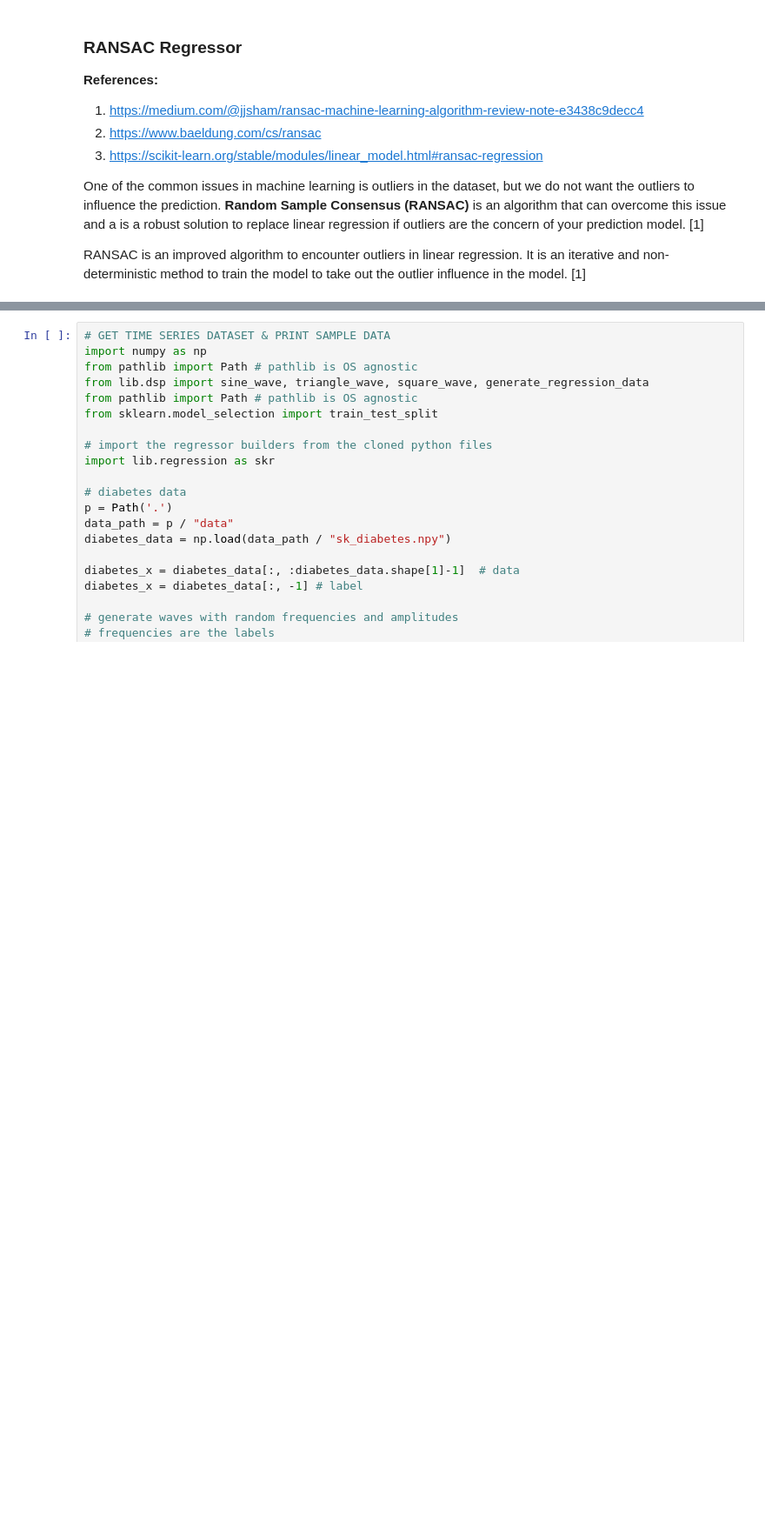
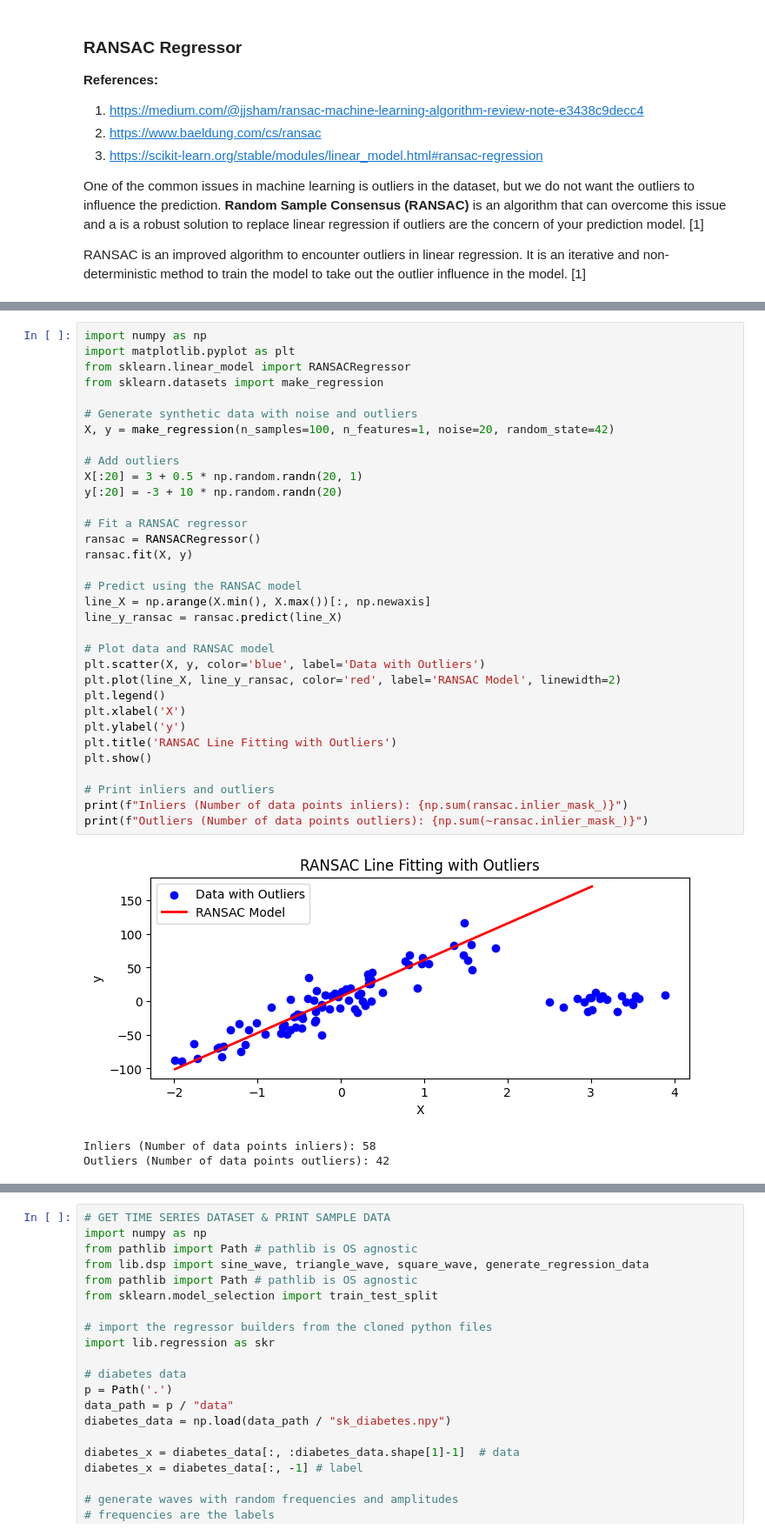
Before and after one commit to wsonguga/SensorAI, a Jupyter notebook: tutorials/tutorial_regression.ipynb, the cells around one changed output, grey strips where cells are left out. Shown at 87% size. Cells and saved outputs as stored; diff of their text form; blank space fills up the shorter version.

```diff
--- a/tutorials/tutorial_regression.ipynb
+++ b/tutorials/tutorial_regression.ipynb
@@ -1416,3 +1501,40 @@ RANSAC is an improved algorithm to encounter outliers in linear regression. It i
+# %%
+import numpy as np
+import matplotlib.pyplot as plt
+from sklearn.linear_model import RANSACRegressor
+from sklearn.datasets import make_regression
+
+# Generate synthetic data with noise and outliers
+X, y = make_regression(n_samples=100, n_features=1, noise=20, random_state=42)
+
+# Add outliers
+X[:20] = 3 + 0.5 * np.random.randn(20, 1)
+y[:20] = -3 + 10 * np.random.randn(20)
+
+# Fit a RANSAC regressor
+ransac = RANSACRegressor()
+ransac.fit(X, y)
+
+# Predict using the RANSAC model
+line_X = np.arange(X.min(), X.max())[:, np.newaxis]
+line_y_ransac = ransac.predict(line_X)
+
+# Plot data and RANSAC model
+plt.scatter(X, y, color='blue', label='Data with Outliers')
+plt.plot(line_X, line_y_ransac, color='red', label='RANSAC Model', linewidth=2)
+plt.legend()
+plt.xlabel('X')
+plt.ylabel('y')
+plt.title('RANSAC Line Fitting with Outliers')
+plt.show()
+
+# Print inliers and outliers
+print(f"Inliers (Number of data points inliers): {np.sum(ransac.inlier_mask_)}")
+print(f"Outliers (Number of data points outliers): {np.sum(~ransac.inlier_mask_)}")
+# %% [output]
+[figure, added]
+Inliers (Number of data points inliers): 58
+Outliers (Number of data points outliers): 42
 # %%
 # GET TIME SERIES DATASET & PRINT SAMPLE DATA
 import numpy as np
```
Also changed, not shown: parts of 33 cells of this notebook.
